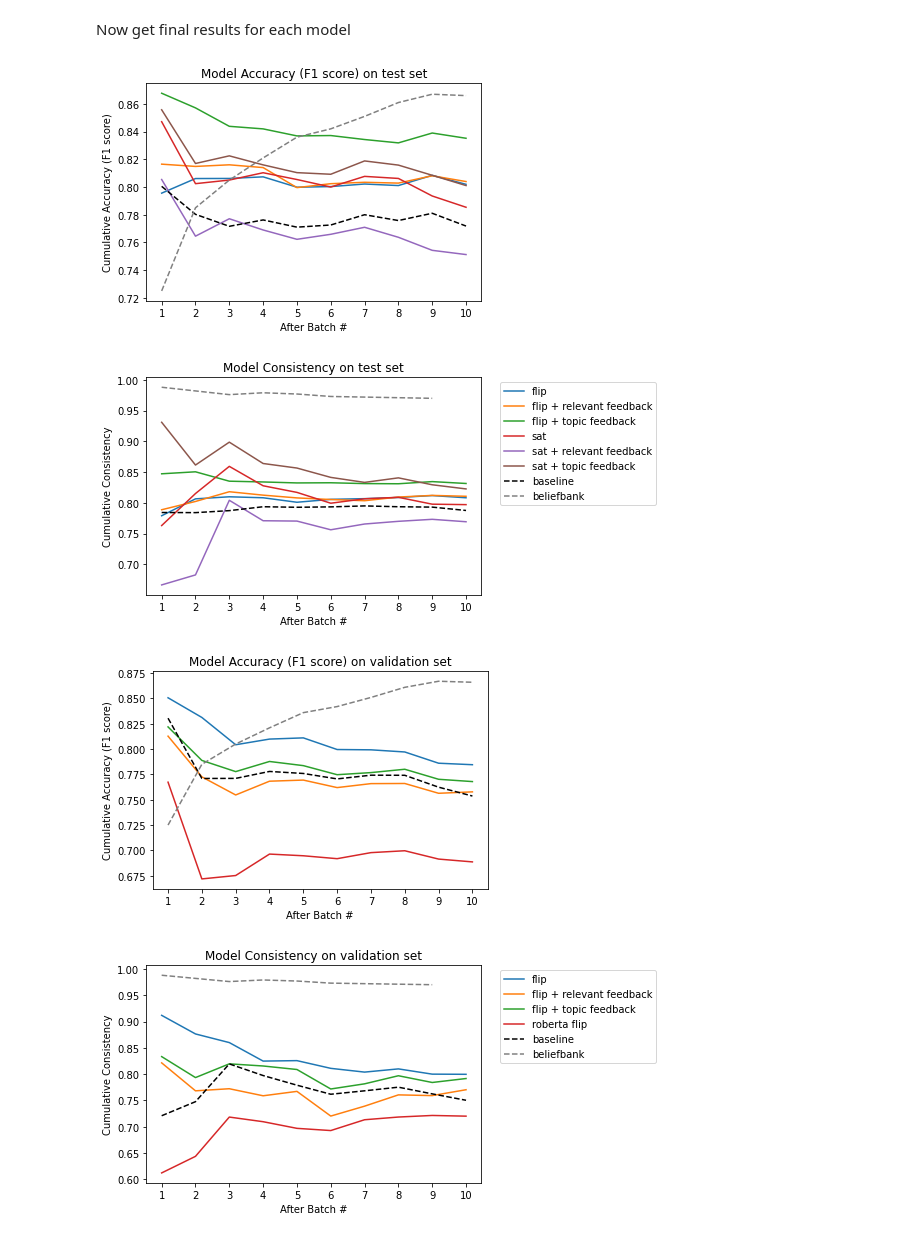
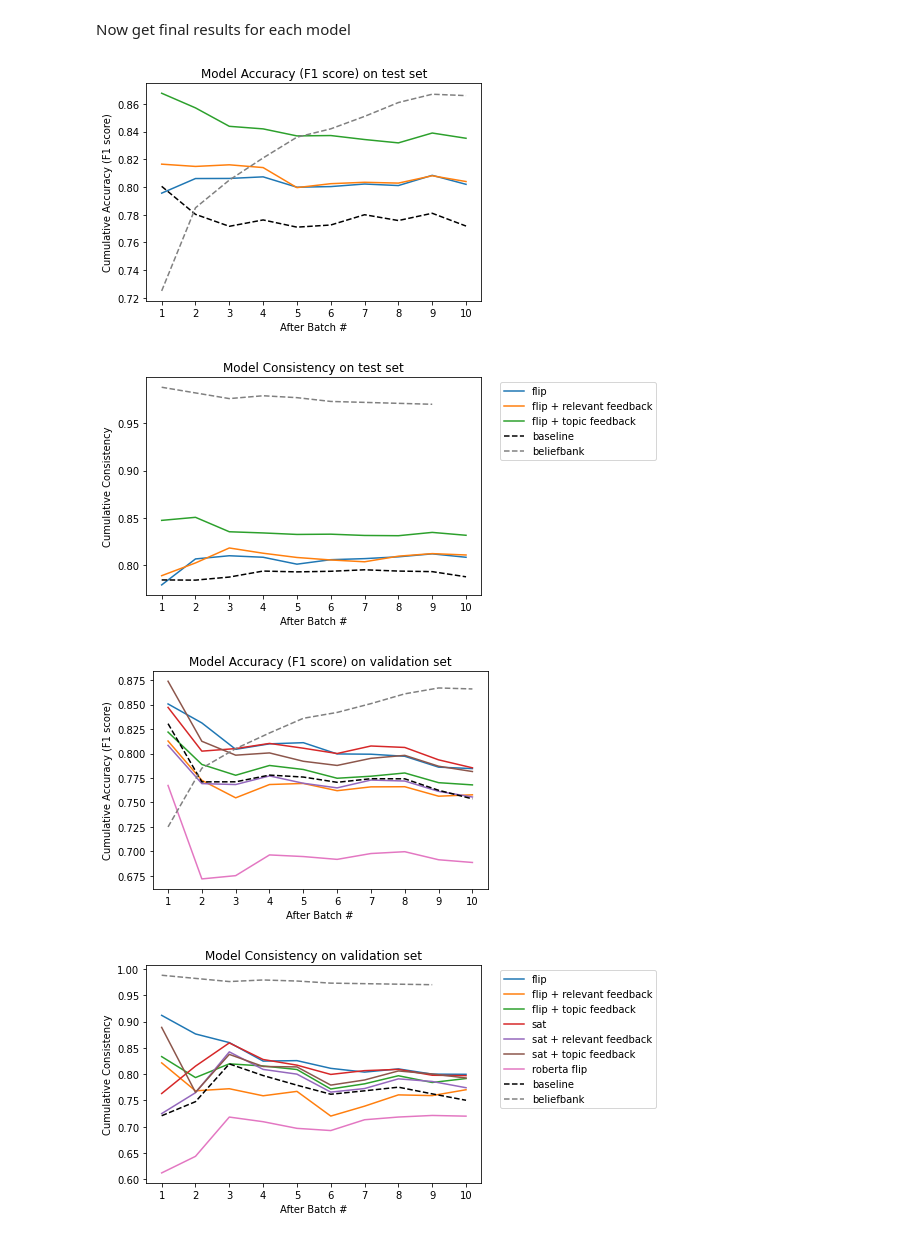
Before and after one commit to jswang/MemoryBank, a Jupyter notebook: plots.ipynb, the cells around one changed output. Saved outputs shown, nothing was run; the diff lists cells and outputs as text; code cells hidden in the pictures.

Commit message:
final test and val plots

```diff
--- a/plots.ipynb
+++ b/plots.ipynb
@@ -171,41 +171,41 @@ b = range(1, len(baseline_f1)+1)
 
 # Plot accuracy and consistency
 plt.plot(b, flip_f1, label='flip')
 plt.plot(b, flip_fbrelevant_f1, label='flip + relevant feedback')
 plt.plot(b, flip_fbtopic_f1, label='flip + topic feedback')
-plt.plot(b, sat_f1, label='sat')
-plt.plot(b, sat_fbrelevant_f1, label='sat + relevant feedback')
-plt.plot(b, sat_fbtopic_f1, label='sat + topic feedback')
+# plt.plot(b, sat_f1, label='sat')
+# plt.plot(b, sat_fbrelevant_f1, label='sat + relevant feedback')
+# plt.plot(b, sat_fbtopic_f1, label='sat + topic feedback')
 plt.plot(b, baseline_f1, '--', color='black', label='baseline')
 plt.plot(range(1, len(beliefbank_f1)+1), beliefbank_f1, '--', color='grey', label='beliefbank')
 plt.xlabel('After Batch #')
 plt.ylabel('Cumulative Accuracy (F1 score)')
 plt.title('Model Accuracy (F1 score) on test set')
 plt.xticks(np.arange(1, 11, 1))
 plt.savefig('final_figures/accuracy.png', dpi=300, bbox_inches='tight')
 plt.show()
 plt.close()
 
 # Plot consistency
 plt.plot(b, flip_consistencies,  label='flip')
 plt.plot(b, flip_fbrelevant_consistencies, label='flip + relevant feedback')
 plt.plot(b, flip_fbtopic_consistencies, label='flip + topic feedback')
-plt.plot(b, sat_consistencies, label='sat')
-plt.plot(b, sat_fbrelevant_consistencies, label='sat + relevant feedback')
-plt.plot(b, sat_fbtopic_consistencies, label='sat + topic feedback')
+# plt.plot(b, sat_consistencies, label='sat')
+# plt.plot(b, sat_fbrelevant_consistencies, label='sat + relevant feedback')
+# plt.plot(b, sat_fbtopic_consistencies, label='sat + topic feedback')
 plt.plot(b, baseline_consistencies, '--', color='black', label='baseline')
 plt.plot(range(1, len(beliefbank_consistency)+1), beliefbank_consistency, '--', color='grey', label='beliefbank')
 plt.xlabel('After Batch #')
 plt.ylabel('Cumulative Consistency')
 plt.title('Model Consistency on test set')
 plt.xticks(np.arange(1, 11, 1))
 plt.legend(bbox_to_anchor=(1.04,1), loc="upper left" ,ncol=1)
 plt.savefig('final_figures/consistency.png', dpi=300, bbox_inches='tight')
 plt.show()
 plt.close()
 # %% [output]
-[figure, old version]
+[figure, new version]
-[figure, old version]
+[figure, new version]
 # %%
 # Validation set results
 # Roberta
@@ -242,14 +252,15 @@ val_sat_consistencies = [0.7631578947374654, 0.8152173913045486, 0.8593750000000
 beliefbank_f1 = [.725, .785, .805, .821, .836, .842, .851, .861, .867, .866]
 beliefbank_consistency = [.988, .982, .976, .979, .977, .973, .972, .971, .970]
 # %%
-
+import matplotlib.pyplot as plt
+b = range(1, len(baseline_f1)+1)
 # Plot accuracy and consistency
 plt.plot(b, val_flip_f1, label='flip')
 plt.plot(b, val_fbrelevant_f1, label='flip + relevant feedback')
 plt.plot(b, val_fbtopic_f1, label='flip + topic feedback')
 plt.plot(b, val_sat_f1, label='sat')
-# plt.plot(b, val_sat_fbrelevant_f1, label='sat + relevant feedback')
-# plt.plot(b, val_sat_fbtopic_f1, label='sat + topic feedback')
+plt.plot(b, val_sat_fbrelevant_f1, label='sat + relevant feedback')
+plt.plot(b, val_sat_fbtopic_f1, label='sat + topic feedback')
 plt.plot(b, val_roberta_f1, label='roberta flip')
 plt.plot(b, val_baseline_f1, '--', color='black', label='baseline')
 plt.plot(range(1, len(beliefbank_f1)+1), beliefbank_f1, '--', color='grey', label='beliefbank')
@@ -266,8 +277,8 @@ plt.plot(b, val_flip_consistencies,  label='flip')
 plt.plot(b, val_fbrelevant_consistencies, label='flip + relevant feedback')
 plt.plot(b, val_fbtopic_consistencies, label='flip + topic feedback')
 plt.plot(b, val_sat_consistencies, label='sat')
-# plt.plot(b, val_sat_fbrelevant_consistencies, label='sat + relevant feedback')
-# plt.plot(b, val_sat_fbtopic_consistencies, label='sat + topic feedback')
+plt.plot(b, val_sat_fbrelevant_consistencies, label='sat + relevant feedback')
+plt.plot(b, val_sat_fbtopic_consistencies, label='sat + topic feedback')
 plt.plot(b, val_roberta_consistencies, label='roberta flip')
 plt.plot(b, val_baseline_consistencies, '--', color='black', label='baseline')
 plt.plot(range(1, len(beliefbank_consistency)+1), beliefbank_consistency, '--', color='grey', label='beliefbank')
@@ -280,5 +291,5 @@ plt.savefig('final_figures/val_consistency.png', dpi=300, bbox_inches='tight')
 plt.show()
 plt.close()
 # %% [output]
-[figure, old version]
+[figure, new version]
-[figure, old version]
+[figure, new version]
```
Also changed, not shown: parts of 1 cell of this notebook, 4 other files.
